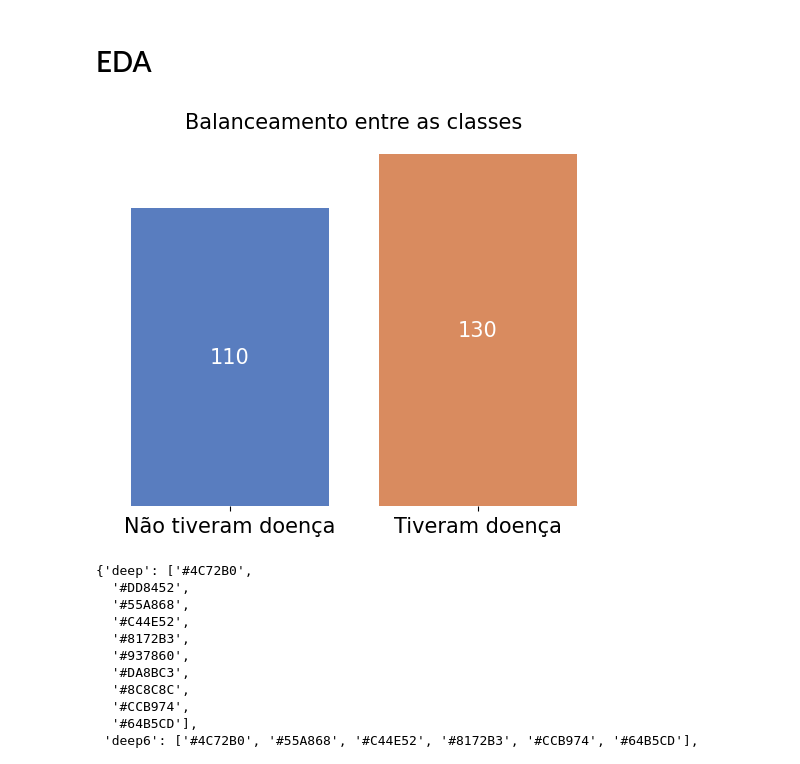
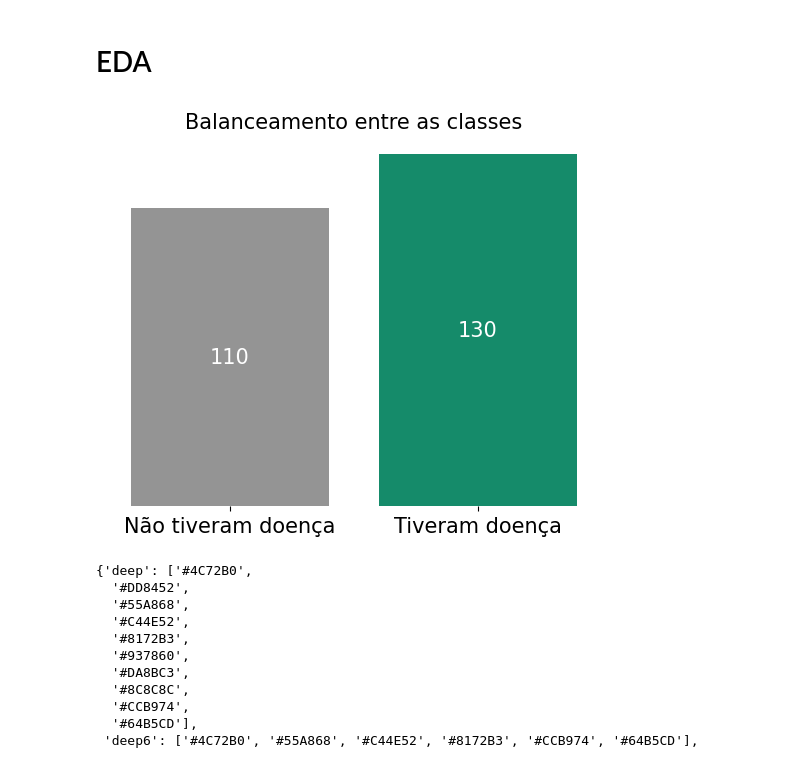
Before and after one commit to Gui-Leao/Heart-Attack-Prediction, a Jupyter notebook: EDA.ipynb, the cells around one changed output. Cells and saved outputs as stored; diff of their text form; code cells hidden in the pictures.

```diff
--- a/EDA.ipynb
+++ b/EDA.ipynb
@@ -203,28 +215,28 @@ Name: proportion, dtype: float64
 # %%
 df_heart_disease = df_train['target'].value_counts()
 df_heart_disease = df_heart_disease.reset_index()
 
-ax = sns.barplot(x='target',y='count',data=df_heart_disease,palette='muted',hue='target',legend=False)
+ax = sns.barplot(x='target',y='count',data=df_heart_disease,palette=['#949494','#029E73'],hue='target',legend=False)
 ax.set_xlabel('')
 ax.yaxis.set_visible(False)
 ax.set_title('Balanceamento entre as classes',fontsize=15)
 ax.set_xticks(range(2),['Não tiveram doença','Tiveram doença'])
 ax.set_xticklabels(ax.get_xticklabels(), fontsize=15)
 
 ax.spines['top'].set_visible(False)
 ax.spines['right'].set_visible(False)
 ax.spines['left'].set_visible(False)
 ax.spines['bottom'].set_visible(False)
 
 ax.legend().set_visible(False)
 
 for bar in ax.patches:
     height = bar.get_height()
     x = bar.get_x() + bar.get_width() / 2  # Centralizar o rótulo na barra
     y = bar.get_y() + height / 2  # Centralizar o rótulo verticalmente
     ax.text(x, y, f'{height:.0f}', ha='center', va='center', fontsize=15, color='white')
 # %% [output]
-[figure, old version]
+[figure, new version]
 # %%
 sns.palettes.SEABORN_PALETTES
 # %% [output]
```
Also changed, not shown: parts of 82 cells of this notebook, 3 other files.
